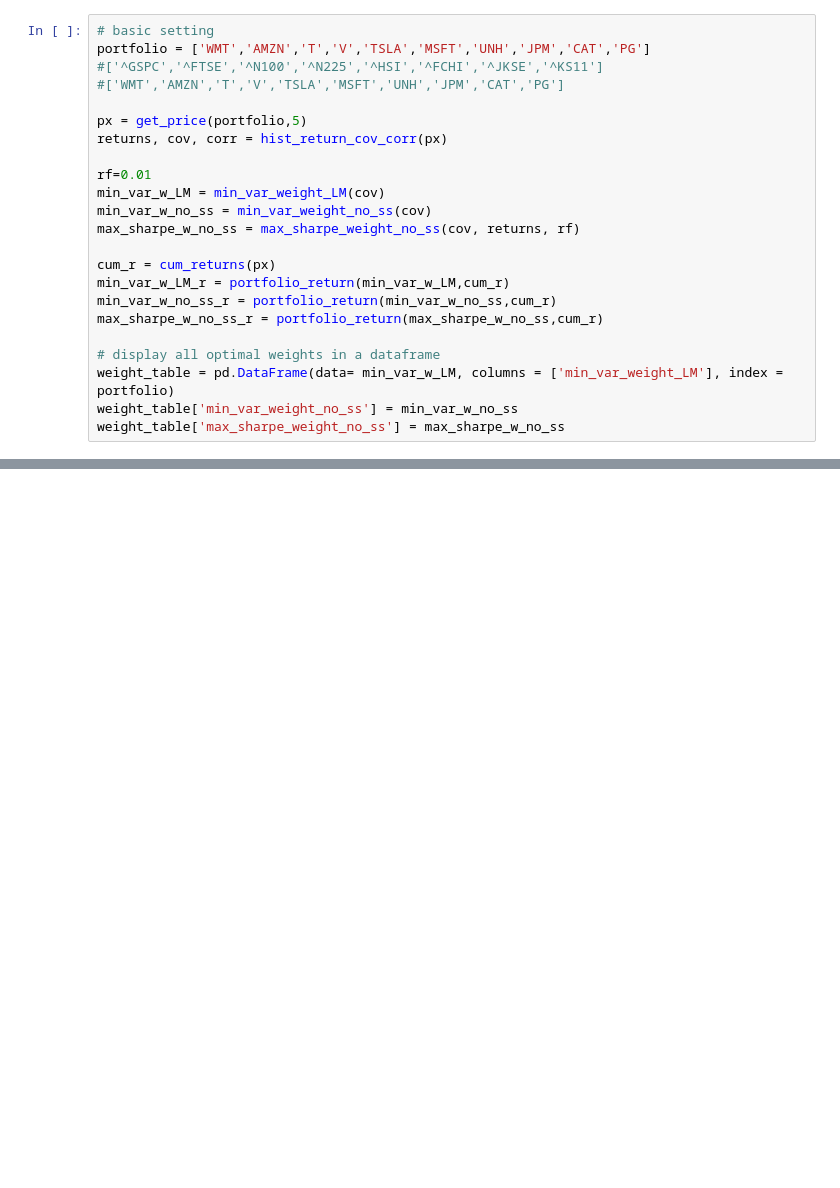
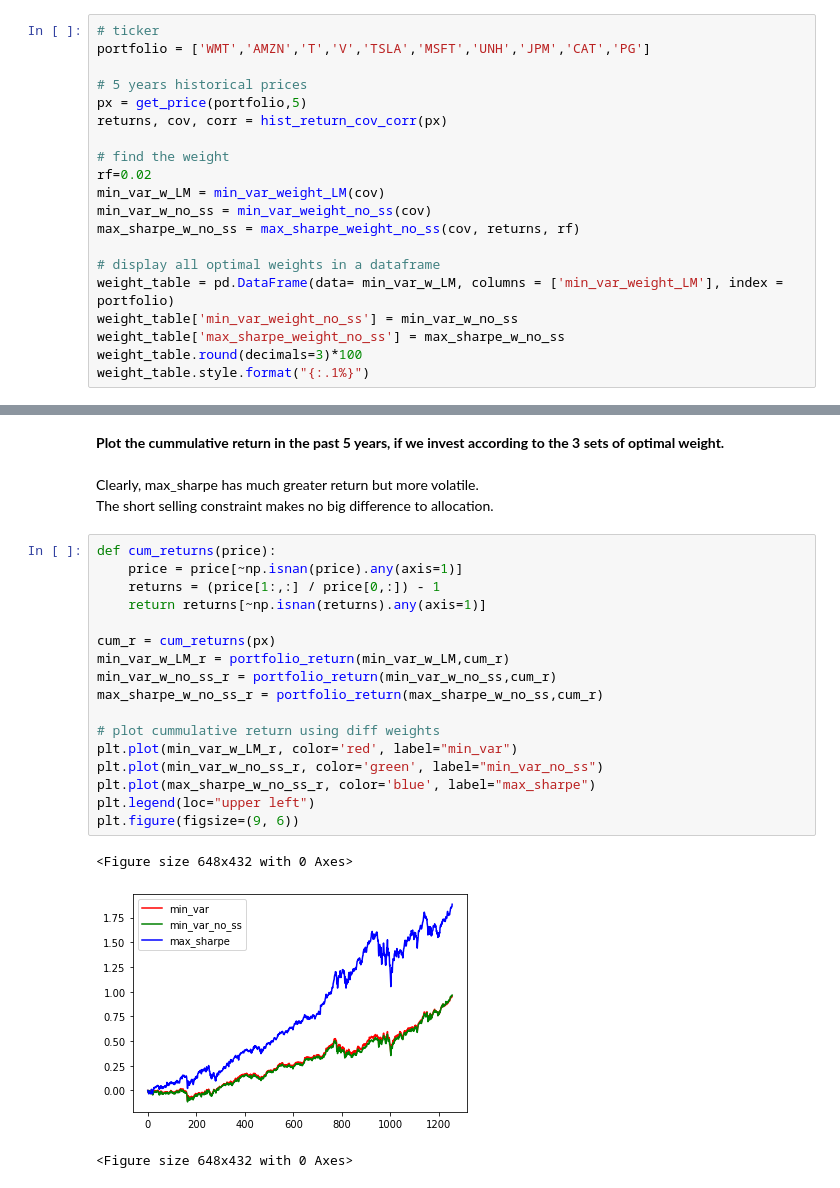
Before and after one commit to lauwo711/Portfolio-Optimization, a Jupyter notebook: Portfolio-Optimization.ipynb, the cells around one changed output, grey strips where cells are left out. Cells and saved outputs as stored; diff of their text form; blank space fills up the shorter version.

```diff
--- a/Portfolio-Optimization.ipynb
+++ b/Portfolio-Optimization.ipynb
@@ -79,25 +133,22 @@ def max_sharpe_weight_no_ss(cov, r, rf):
 # %%
-# basic setting
+# ticker
 portfolio = ['WMT','AMZN','T','V','TSLA','MSFT','UNH','JPM','CAT','PG']
-#['^GSPC','^FTSE','^N100','^N225','^HSI','^FCHI','^JKSE','^KS11']
-#['WMT','AMZN','T','V','TSLA','MSFT','UNH','JPM','CAT','PG']
 
+# 5 years historical prices
 px = get_price(portfolio,5)
 returns, cov, corr = hist_return_cov_corr(px)
 
-rf=0.01
+# find the weight
+rf=0.02
 min_var_w_LM = min_var_weight_LM(cov)
 min_var_w_no_ss = min_var_weight_no_ss(cov)
 max_sharpe_w_no_ss = max_sharpe_weight_no_ss(cov, returns, rf)
-
-cum_r = cum_returns(px)
-min_var_w_LM_r = portfolio_return(min_var_w_LM,cum_r)
-min_var_w_no_ss_r = portfolio_return(min_var_w_no_ss,cum_r)
-max_sharpe_w_no_ss_r = portfolio_return(max_sharpe_w_no_ss,cum_r)
 
 # display all optimal weights in a dataframe
 weight_table = pd.DataFrame(data= min_var_w_LM, columns = ['min_var_weight_LM'], index = portfolio)
 weight_table['min_var_weight_no_ss'] = min_var_w_no_ss
 weight_table['max_sharpe_weight_no_ss'] = max_sharpe_w_no_ss
+weight_table.round(decimals=3)*100
+weight_table.style.format("{:.1%}")
 # %% [output]
 [*********************100%***********************]  10 of 10 completed
@@ -103,0 +166,25 @@ weight_table['max_sharpe_weight_no_ss'] = max_sharpe_w_no_ss
+# %% [markdown]
+**Plot the cummulative return in the past 5 years, if we invest according to the 3 sets of optimal weight.**<br><br>
+Clearly, max_sharpe has much greater return but more volatile.<br>
+The short selling constraint makes no big difference to allocation.
+# %%
+def cum_returns(price):
+    price = price[~np.isnan(price).any(axis=1)]
+    returns = (price[1:,:] / price[0,:]) - 1
+    return returns[~np.isnan(returns).any(axis=1)]
+
+cum_r = cum_returns(px)
+min_var_w_LM_r = portfolio_return(min_var_w_LM,cum_r)
+min_var_w_no_ss_r = portfolio_return(min_var_w_no_ss,cum_r)
+max_sharpe_w_no_ss_r = portfolio_return(max_sharpe_w_no_ss,cum_r)
+
+# plot cummulative return using diff weights
+plt.plot(min_var_w_LM_r, color='red', label="min_var")
+plt.plot(min_var_w_no_ss_r, color='green', label="min_var_no_ss")
+plt.plot(max_sharpe_w_no_ss_r, color='blue', label="max_sharpe")
+plt.legend(loc="upper left")
+plt.figure(figsize=(9, 6))
+# %% [output]
+<Figure size 648x432 with 0 Axes>
+[figure, added]
+<Figure size 648x432 with 0 Axes>
```
Also changed, not shown: parts of 19 cells of this notebook.
